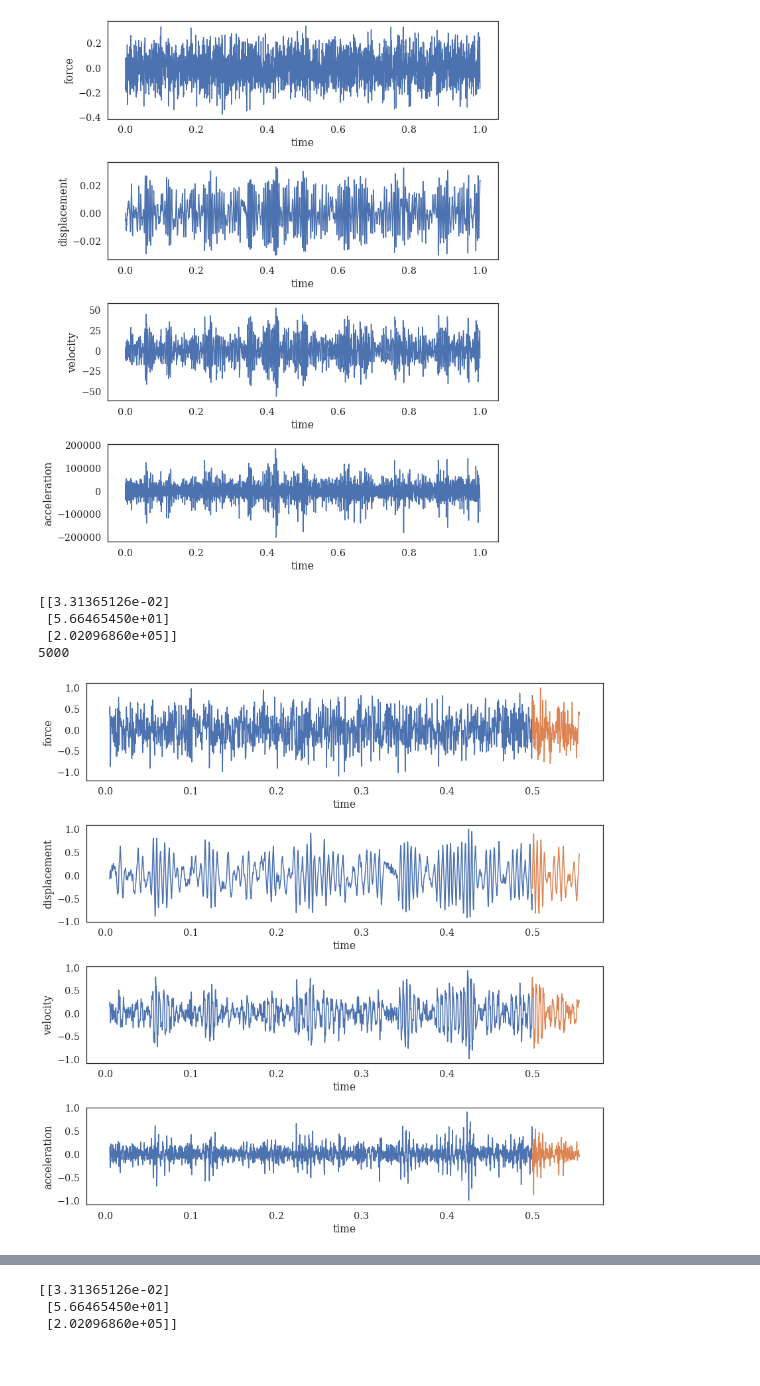
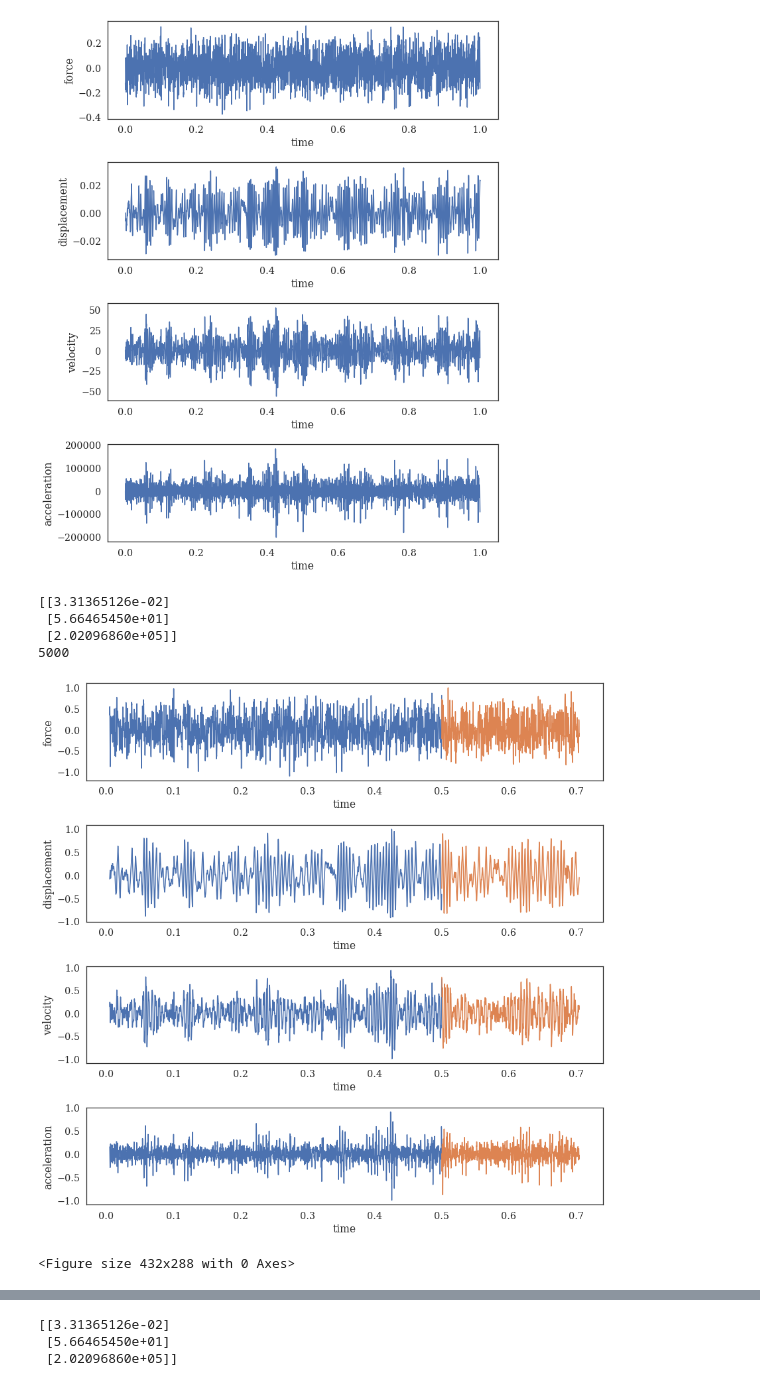
Before and after one commit to cleeag/ece271b, a Jupyter notebook: lstm/TCN_v01-FlatBeam-Physics.ipynb, the cells around one changed output, grey strips where cells are left out. Saved outputs shown, nothing was run; the diff lists cells and outputs as text; code cells hidden in the pictures.

```diff
--- a/lstm/TCN_v01-FlatBeam-Physics.ipynb
+++ b/lstm/TCN_v01-FlatBeam-Physics.ipynb
@@ -89,11 +89,11 @@ ttrain = t[start:ntrain]
 intrain = np.hstack([utrain,ytrain,yvtrain,yatrain])
 outtrain = np.hstack([ytrain,yvtrain,yatrain])
 
-utest = u_norm[ntrain:start+ntrain+500]
-ytest = y_norm[ntrain:start+ntrain+500]
-yvtest = yv_norm[ntrain:start+ntrain+500]
-yatest = ya_norm[ntrain:start+ntrain+500]
-ttest = t[ntrain:start+ntrain+500]
+utest = u_norm[ntrain:start+ntrain+2000]
+ytest = y_norm[ntrain:start+ntrain+2000]
+yvtest = yv_norm[ntrain:start+ntrain+2000]
+yatest = ya_norm[ntrain:start+ntrain+2000]
+ttest = t[ntrain:start+ntrain+2000]
 intest = np.hstack([utest,ytest,yvtest,yatest])
 outtest = np.hstack([ytest,yvtest,yatest])
 
@@ -107,34 +107,36 @@ plt.subplot(4,1,1)
 plt.plot(ttrain,utrain)
 plt.plot(ttest,utest)
 plt.xlabel('time')
 plt.ylabel('force')
 
 plt.subplot(4,1,2)
 plt.plot(ttrain,ytrain)
 plt.plot(ttest,ytest)
 plt.xlabel('time')
 plt.ylabel('displacement')
 
 plt.subplot(4,1,3)
 plt.plot(ttrain,yvtrain)
 plt.plot(ttest,yvtest)
 plt.xlabel('time')
 plt.ylabel('velocity')
 
 plt.subplot(4,1,4)
 plt.plot(ttrain,yatrain)
 plt.plot(ttest,yatest)
 plt.xlabel('time')
 plt.ylabel('acceleration')
 
 plt.tight_layout()
 plt.show()
+plt.savefig('./../images/train_test_complete.tiff')
 # %% [output]
 [[3.31365126e-02]
  [5.66465450e+01]
  [2.02096860e+05]]
 5000
-[figure, old version]
+[figure, new version]
+<Figure size 432x288 with 0 Axes>
 # %%
 def create_inout_sequences(input_data, output_data, tw):
     xs = []
```
Also changed, not shown: parts of 10 cells of this notebook, 6 other files.
